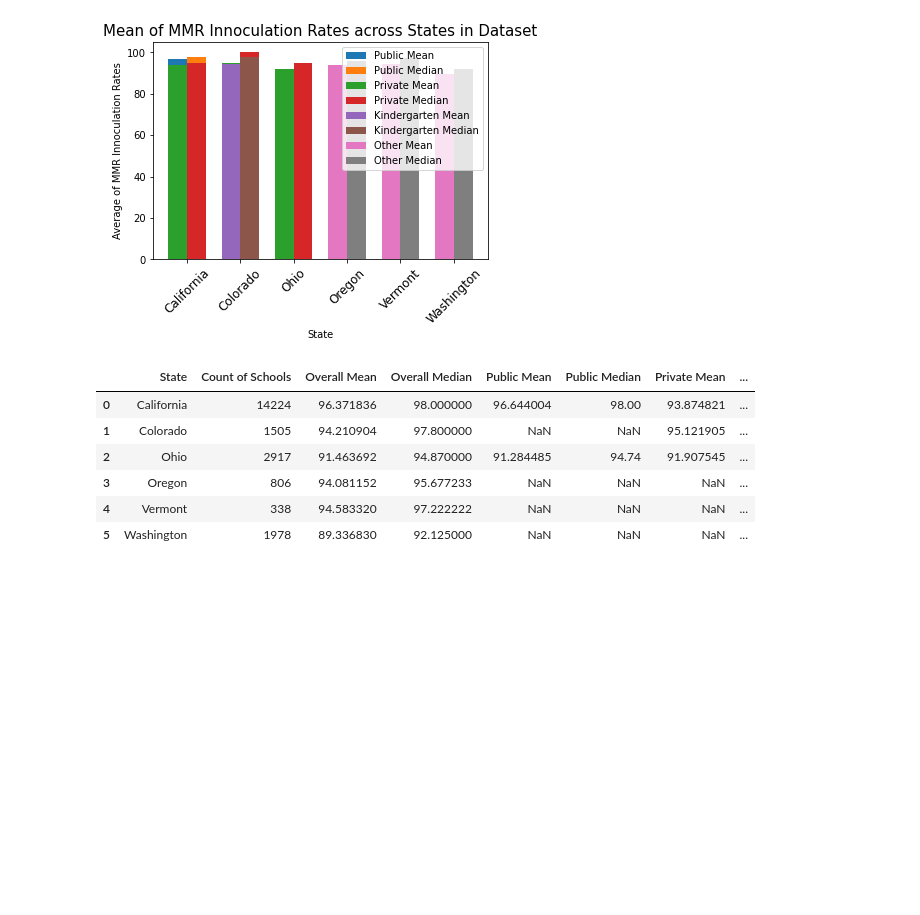
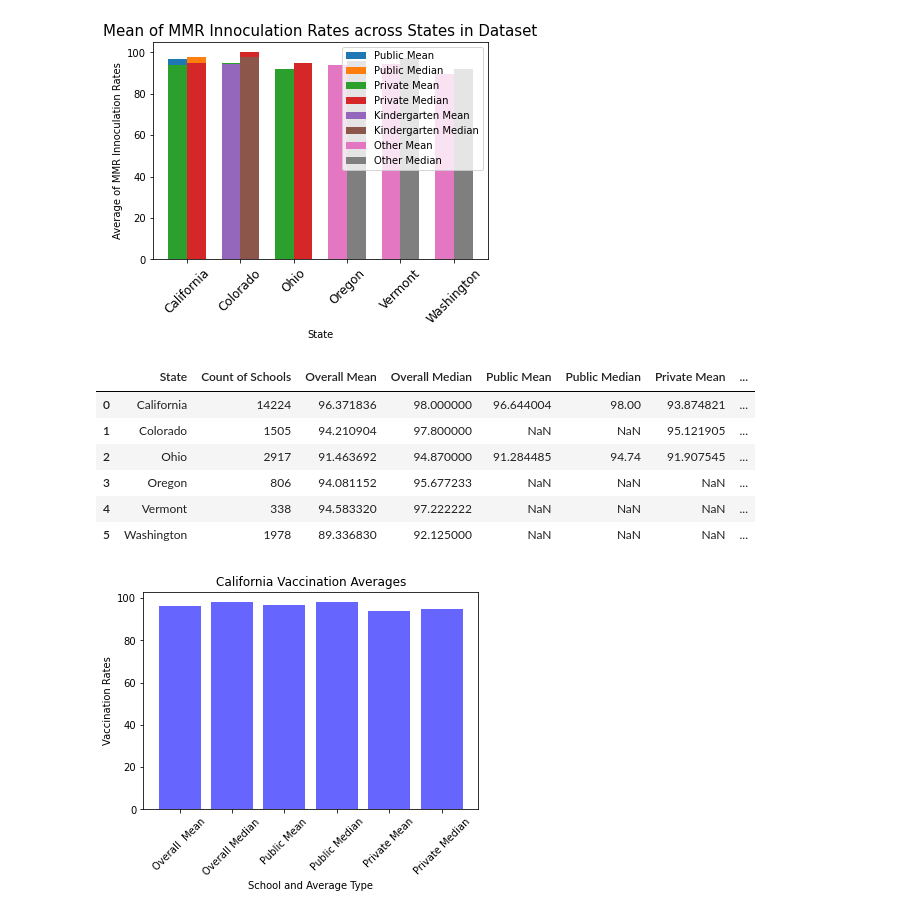
Before and after one commit to mel-c-lowe/UMN_Bootcamp_Project_One, a Jupyter notebook: MMR Vaccinations Trends.ipynb, the cells around one changed output. Saved outputs shown, nothing was run; the diff lists cells and outputs as text; code cells hidden in the pictures; blank space fills up the shorter version.

Commit message:
Basic California graph plotted. Needs refining

```diff
--- a/MMR Vaccinations Trends.ipynb
+++ b/MMR Vaccinations Trends.ipynb
@@ -311,15 +311,39 @@ avg_by_state
 | 5 | Washington | 1978 | 89.336830 | 92.125000 | NaN | NaN | NaN | ... |
 # %%
 # Look at data in groups of states
-# California only
+# California only, not really working as is. Try new approach
 
 california = avg_by_state.loc[avg_by_state["State"] == "California"]
-california = california.drop(columns= ["Count of Schools",
+california = california.drop(columns= ["State", "Count of Schools",
                                       "Kindergarten Mean", "Kindergarten Median",
                                       "Other Mean", "Other Median"])
-cali_labels = ["Overall", "Public", "Private"]
+cali_labels = california.columns
 california = california.T
 cali_data = california[0]
+cali_data
+cali_labels
+
+# Plot the data
+
+y_axis = cali_data
+x_axis = np.arange(len(cali_labels))
+
+# Tell matplotlib to make a bar chart
+plt.bar(x_axis, y_axis, color="blue", alpha=0.6, align="center")
+
+# Formatting
+
+plt.title("California Vaccination Averages")
+plt.xlabel("School and Average Type")
+plt.ylabel("Vaccination Rates")
+# plt.ylim(0, 250)
+
+tick_locations = [value for value in x_axis]
+plt.xticks(tick_locations, cali_labels, rotation="45")
+
+plt.show()
+# %% [output]
+[figure, added]
 # %%
 # This was research
 
```
